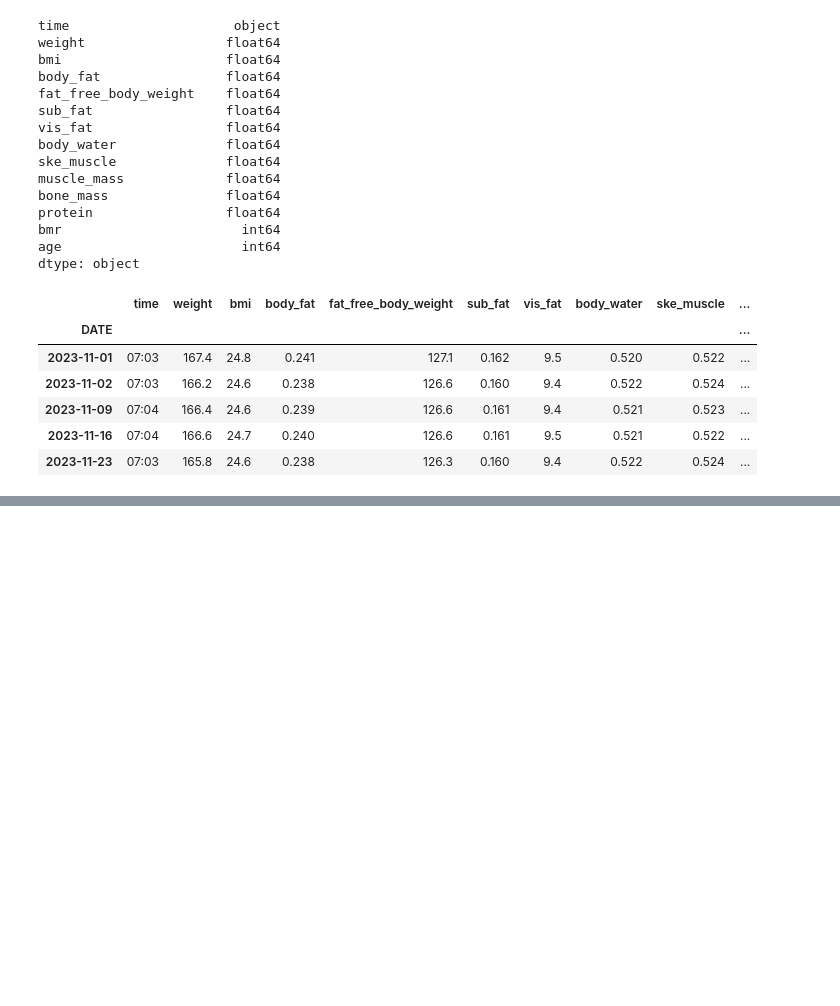
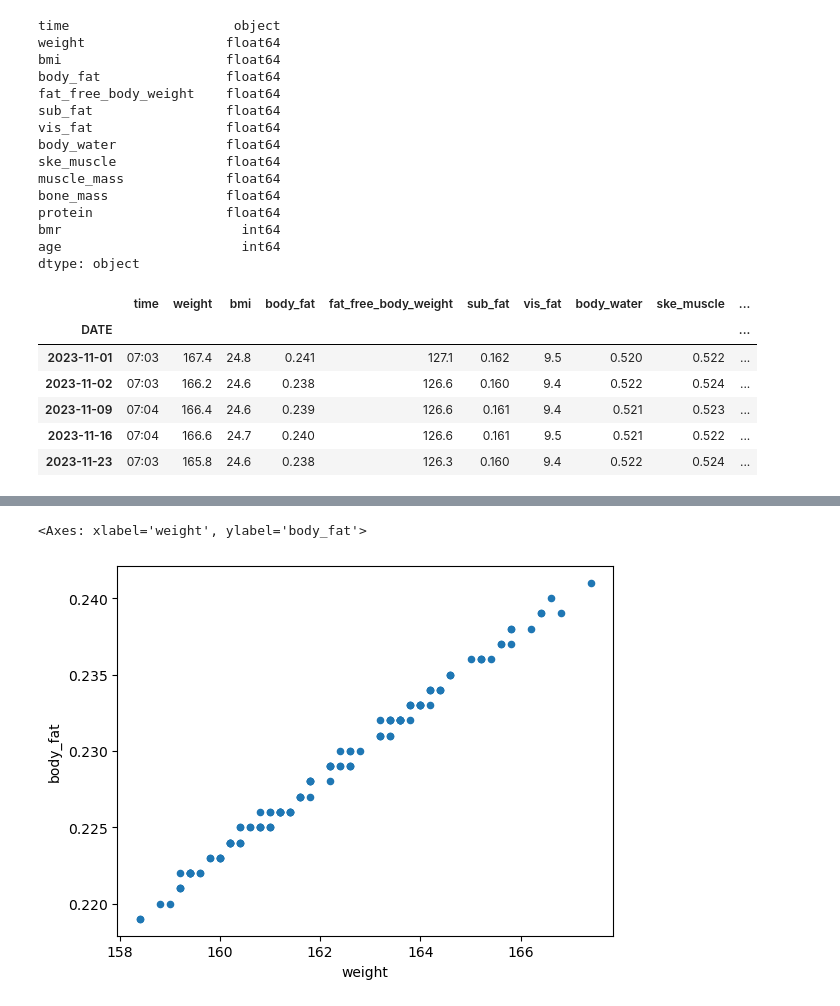
Before and after one commit to ryanjstone/jupyter-google-sheets, a Jupyter notebook: 1. Data Preparation.ipynb, the cells around one changed output, grey strips where cells are left out. Saved outputs shown, nothing was run; the diff lists cells and outputs as text; code cells hidden in the pictures; blank space fills up the shorter version.

```diff
--- a/1. Data Preparation.ipynb
+++ b/1. Data Preparation.ipynb
@@ -272,2 +294,9 @@ df.weight.plot()
+# %%
+# Create initial scatter plot
+
+df.plot(kind='scatter', x='weight', y='body_fat')
+# %% [output]
+<Axes: xlabel='weight', ylabel='body_fat'>
+[figure, added]
 # %%
 # Save clean data to a csv file
```
Also changed, not shown: parts of 18 cells of this notebook, 1 other file.
